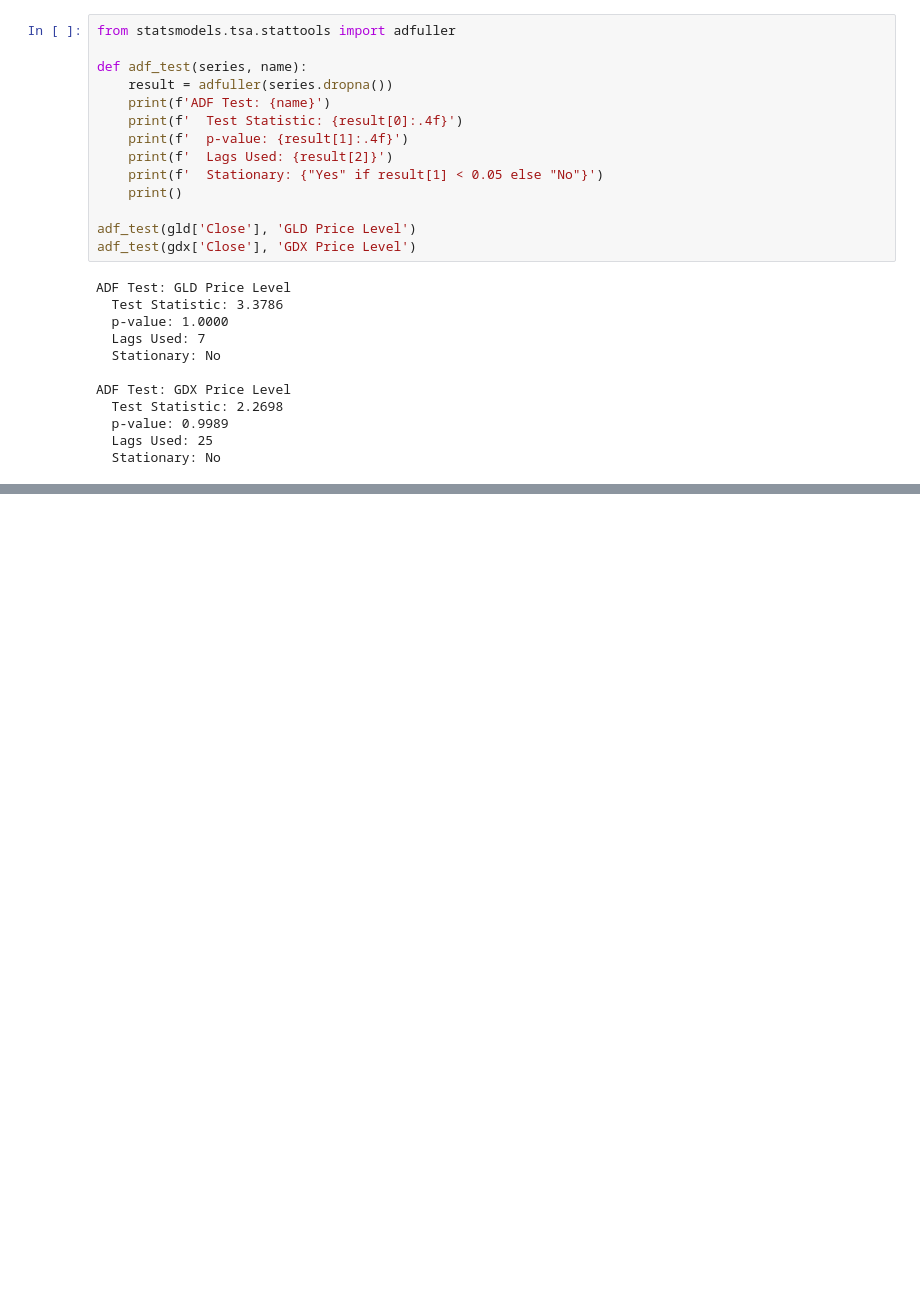
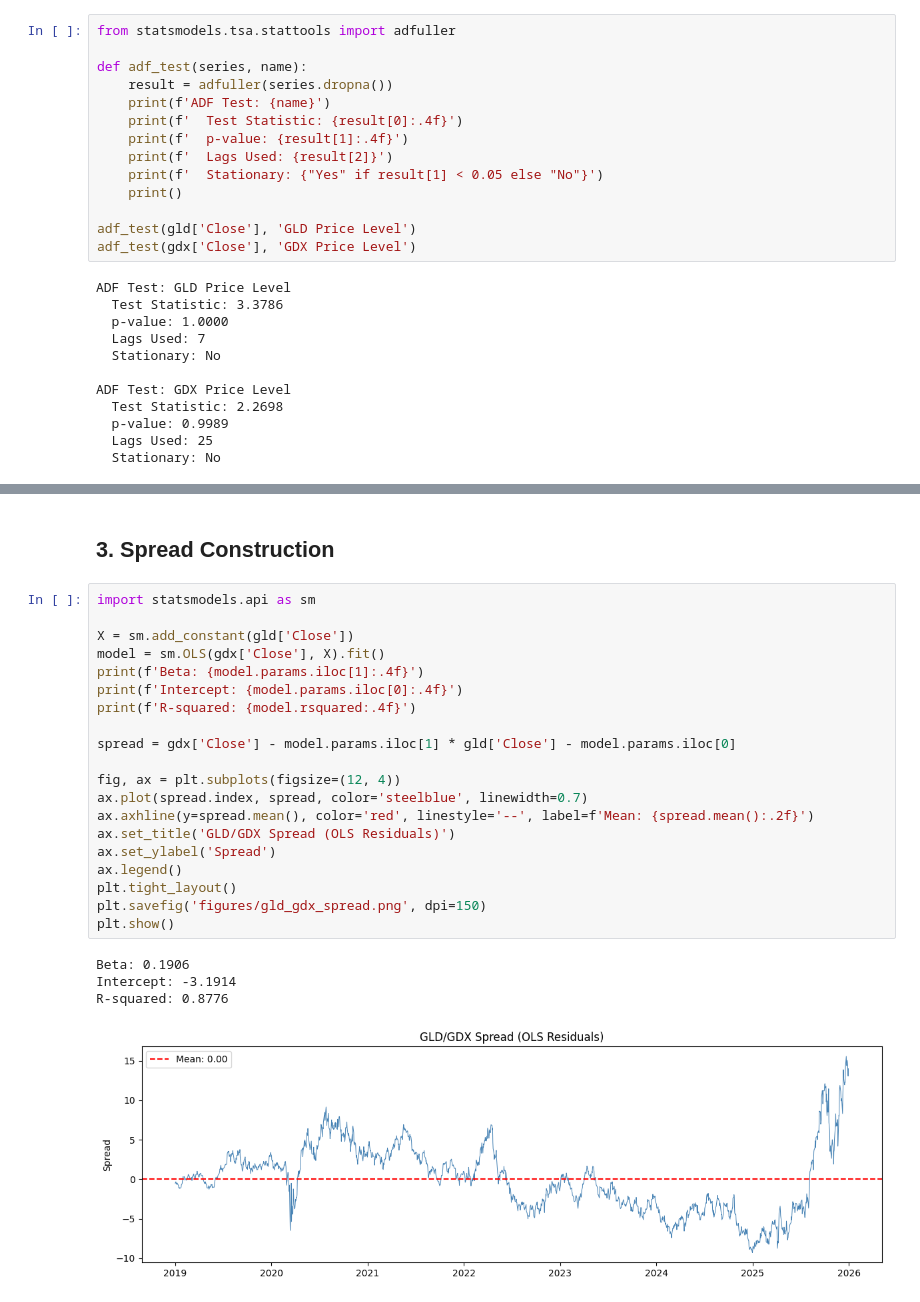
Before and after one commit to cee-emm-cee/financial-ts-models, a Jupyter notebook: notebooks/04_cointegration.ipynb, the cells around one changed output, grey strips where cells are left out. Saved outputs shown, nothing was run; the diff lists cells and outputs as text; blank space fills up the shorter version.

Commit message:
add ADF results and spread construction

```diff
--- a/notebooks/04_cointegration.ipynb
+++ b/notebooks/04_cointegration.ipynb
@@ -64,0 +71,27 @@ ADF Test: GDX Price Level
+# %% [markdown]
+## 3. Spread Construction
+# %%
+import statsmodels.api as sm
+
+X = sm.add_constant(gld['Close'])
+model = sm.OLS(gdx['Close'], X).fit()
+print(f'Beta: {model.params.iloc[1]:.4f}')
+print(f'Intercept: {model.params.iloc[0]:.4f}')
+print(f'R-squared: {model.rsquared:.4f}')
+
+spread = gdx['Close'] - model.params.iloc[1] * gld['Close'] - model.params.iloc[0]
+
+fig, ax = plt.subplots(figsize=(12, 4))
+ax.plot(spread.index, spread, color='steelblue', linewidth=0.7)
+ax.axhline(y=spread.mean(), color='red', linestyle='--', label=f'Mean: {spread.mean():.2f}')
+ax.set_title('GLD/GDX Spread (OLS Residuals)')
+ax.set_ylabel('Spread')
+ax.legend()
+plt.tight_layout()
+plt.savefig('figures/gld_gdx_spread.png', dpi=150)
+plt.show()
+# %% [output]
+Beta: 0.1906
+Intercept: -3.1914
+R-squared: 0.8776
+[figure, added]
```
Also changed, not shown: parts of 1 cell of this notebook, 1 other file.
